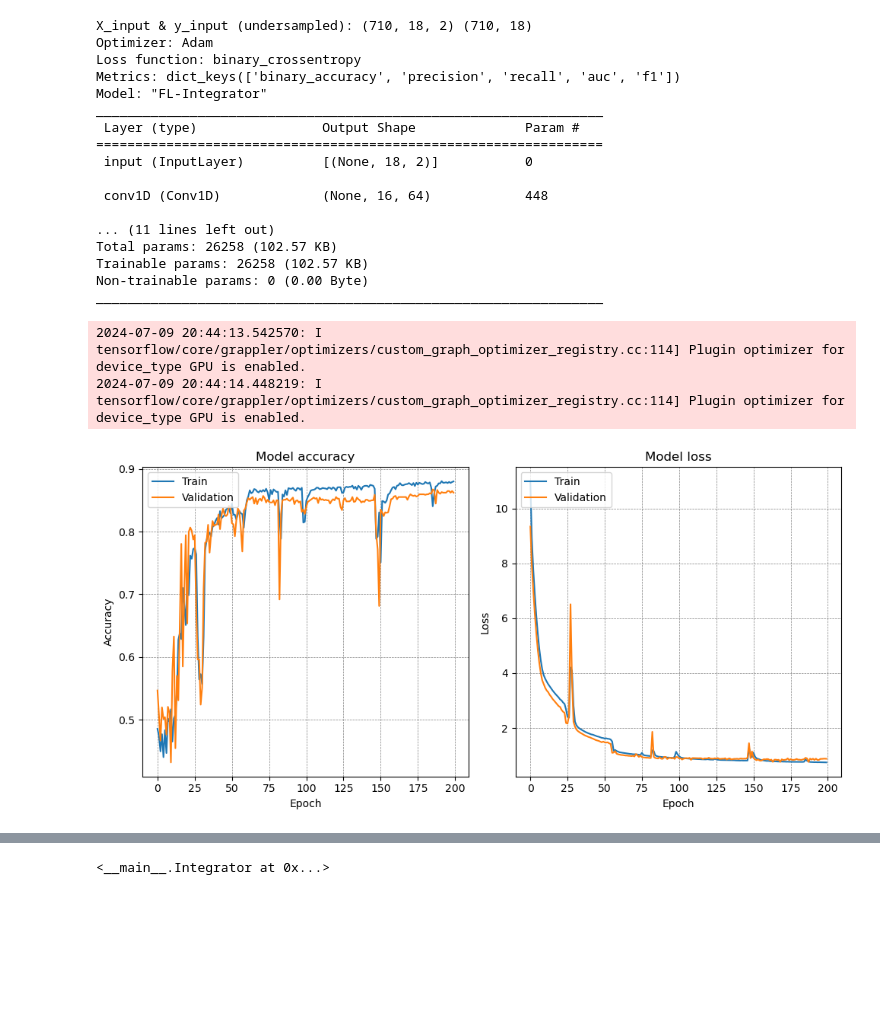
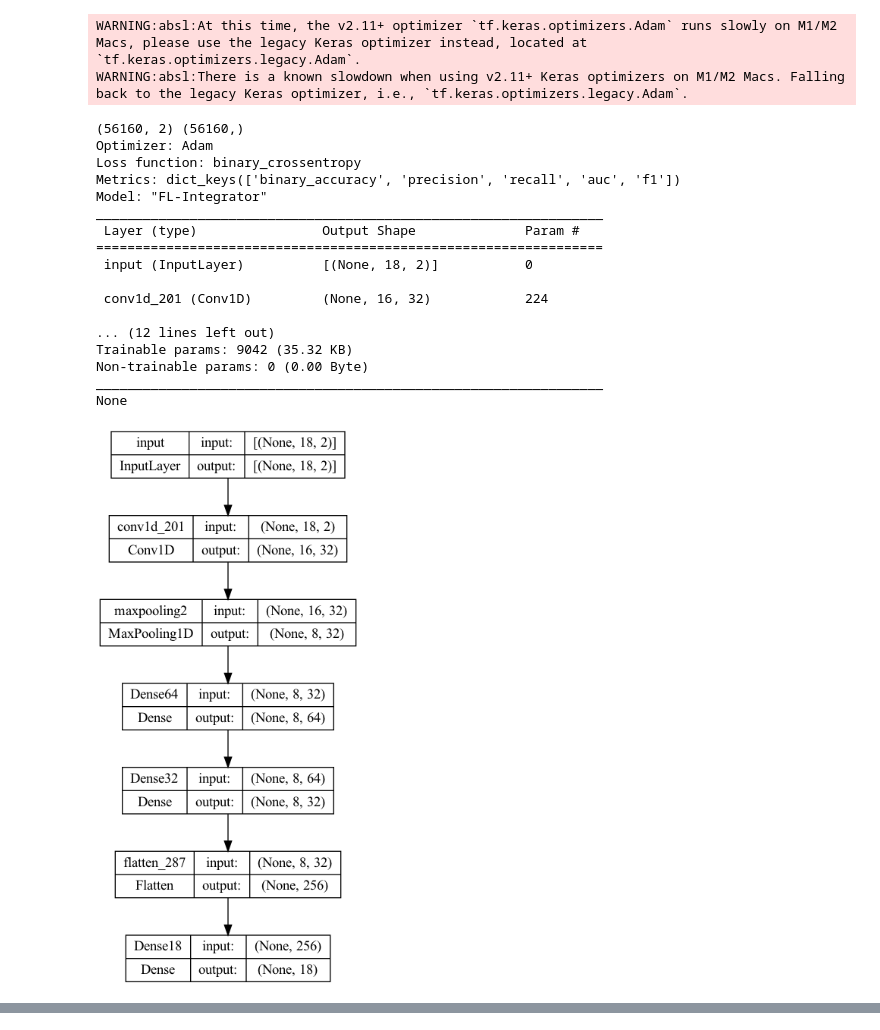
Before and after one commit to hamedtea/FederatedLearning, a Jupyter notebook: FR_Final.ipynb, the cells around one changed output, grey strips where cells are left out. Cells and saved outputs as stored; diff of their text form; code cells hidden in the pictures; blank space fills up the shorter version.

Commit message:
Udersapling for base and meta classifiers, NN is different

```diff
--- a/FR_Final.ipynb
+++ b/FR_Final.ipynb
@@ -181,14 +458,18 @@ GPU is available
 # %%
 bs_counts = 18
 a = range(bs_counts)
-XX_meta = []
-YY_meta = []
+XX_meta = np.zeros((3120,bs_counts,2))
+YY_meta = np.zeros((3120,bs_counts))
 with tf.device('/device:GPU:0'):
   for bs_id in a:
+    random.seed(bs_id)
     print(f'TP = {bs_id}')
     EL = ELClass(X[:,bs_id,:], Y[:,bs_id])
-    meta_x, meta_y = EL.PipelineSelection()
-    XX_meta.append(meta_x)
-    YY_meta.append(meta_y)
+    meta_x, meta_y = EL.PipelineFitter()
+    print(len(meta_x))
+    XX_meta[:len(meta_x),bs_id,:] = meta_x
+    YY_meta[:len(meta_y),bs_id] = meta_y
+    #XX_meta.append(meta_x)
+    #YY_meta.append(meta_y)
 # %% [output]
 TP = 0
@@ -347,33 +702,27 @@ class Integrator():
 # %%
 integ = Integrator(XX_meta, YY_meta, bs_counts=18)
 integ.UnderSampling().train_test_split()
-#integ.build_model()
-integ.compile(optimizer='adam', loss='binary_crossentropy', metrics = None)
+integ.compile(loss='binary_crossentropy', metrics = None)
+integ.build_model()
 integ.model_summary()
-
-integ.fit(epochs=200, batch_size=32, verbose=0, callbacks=None, validation_split = 0.1)
-integ.plot_history()
-
-integ.predict()
-integ.confusion_matrix()
 # %% [output]
-X_input & y_input (undersampled): (710, 18, 2) (710, 18)
-Optimizer: Adam
-Loss function: binary_crossentropy
-Metrics: dict_keys(['binary_accuracy', 'precision', 'recall', 'auc', 'f1'])
-Model: "FL-Integrator"
-_________________________________________________________________
- Layer (type)                Output Shape              Param #
-=================================================================
- input (InputLayer)          [(None, 18, 2)]           0
-
- conv1D (Conv1D)             (None, 16, 64)            448
-
-... (11 lines left out)
-Total params: 26258 (102.57 KB)
-Trainable params: 26258 (102.57 KB)
-Non-trainable params: 0 (0.00 Byte)
-_________________________________________________________________
+WARNING:absl:At this time, the v2.11+ optimizer `tf.keras.optimizers.Adam` runs slowly on M1/M2 Macs, please use the legacy Keras optimizer instead, located at `tf.keras.optimizers.legacy.Adam`.
+WARNING:absl:There is a known slowdown when using v2.11+ Keras optimizers on M1/M2 Macs. Falling back to the legacy Keras optimizer, i.e., `tf.keras.optimizers.legacy.Adam`.
-2024-07-09 20:44:13.542570: I tensorflow/core/grappler/optimizers/custom_graph_optimizer_registry.cc:114] Plugin optimizer for device_type GPU is enabled.
-2024-07-09 20:44:14.448219: I tensorflow/core/grappler/optimizers/custom_graph_optimizer_registry.cc:114] Plugin optimizer for device_type GPU is enabled.
+(56160, 2) (56160,)
+Optimizer: Adam
+Loss function: binary_crossentropy
+Metrics: dict_keys(['binary_accuracy', 'precision', 'recall', 'auc', 'f1'])
+Model: "FL-Integrator"
+_________________________________________________________________
+ Layer (type)                Output Shape              Param #
+=================================================================
+ input (InputLayer)          [(None, 18, 2)]           0
+
+ conv1d_201 (Conv1D)         (None, 16, 32)            224
+
+... (12 lines left out)
+Trainable params: 9042 (35.32 KB)
+Non-trainable params: 0 (0.00 Byte)
+_________________________________________________________________
+None
-[figure, old version]
+[figure, new version]
@@ -382 +728,0 @@ _________________________________________________________________
-<__main__.Integrator at 0x...>
```
Also changed, not shown: parts of 37 cells of this notebook, 13 other files.
